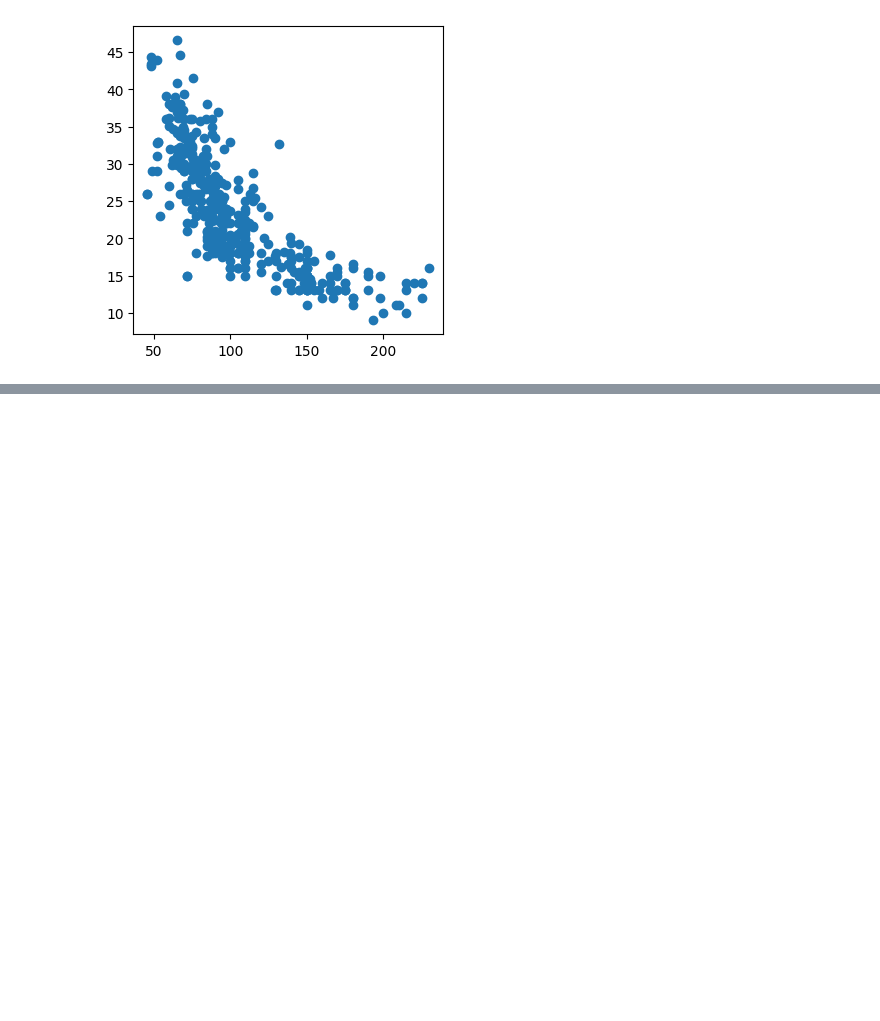
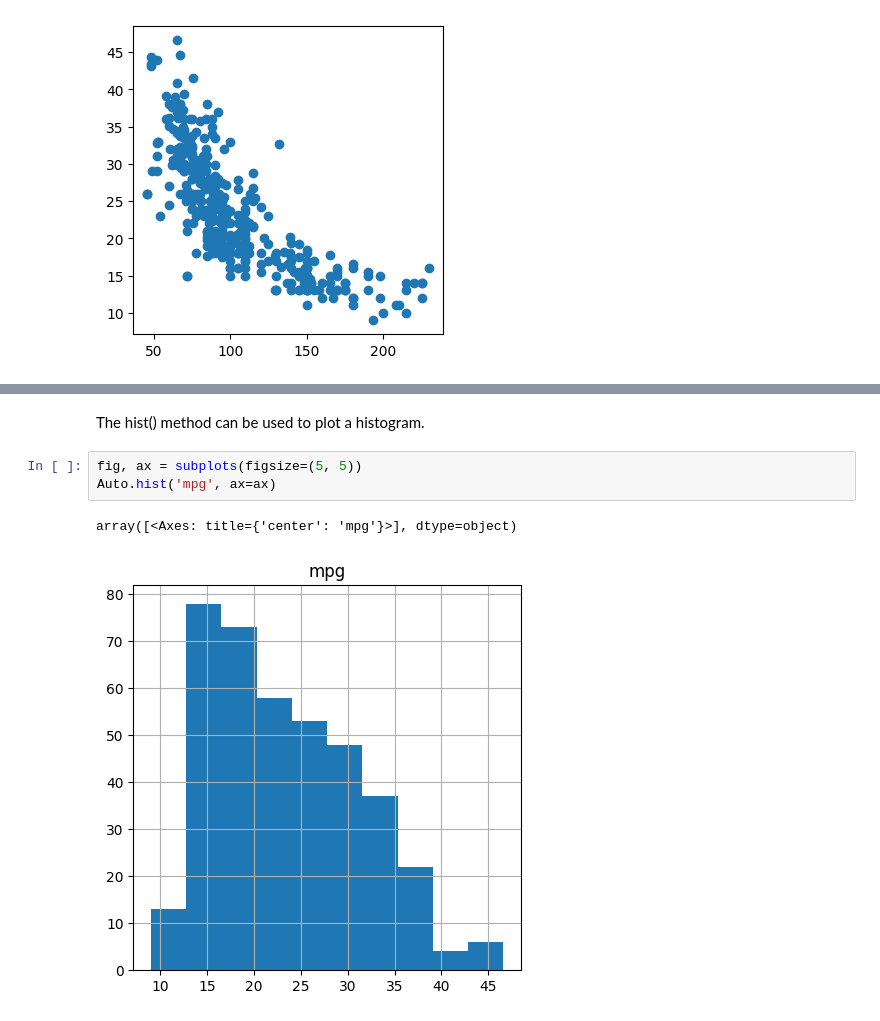
Before and after one commit to Anthonny20/AI-PROJECTS, a Jupyter notebook: ISLP/01_Pandas.ipynb, the cells around one changed output, grey strips where cells are left out. Cells and saved outputs as stored; diff of their text form; blank space fills up the shorter version.

```diff
--- a/ISLP/01_Pandas.ipynb
+++ b/ISLP/01_Pandas.ipynb
@@ -444,0 +496,8 @@ Alternatively,
+# %% [markdown]
+The hist() method can be used to plot a histogram.
+# %%
+fig, ax = subplots(figsize=(5, 5))
+Auto.hist('mpg', ax=ax)
+# %% [output]
+array([<Axes: title={'center': 'mpg'}>], dtype=object)
+[figure, added]
```
Also changed, not shown: parts of 23 cells of this notebook, 1 other file.
